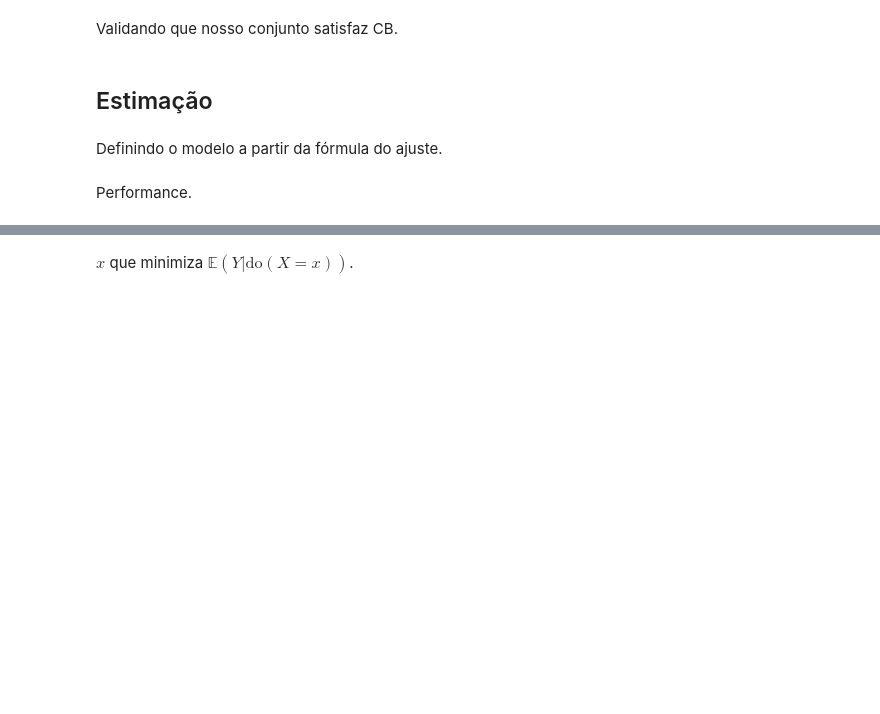
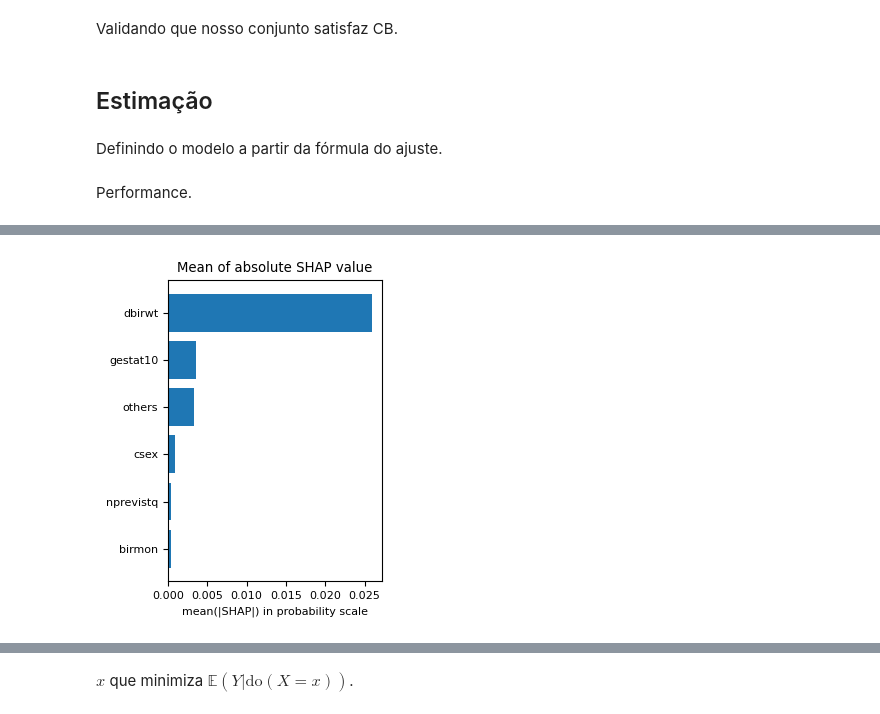
Before and after one commit to vitaliset/projetos-de-estudo, a Jupyter notebook: Causal Inference Exercises/tratamento_continuo.ipynb, the cells around one changed output, grey strips where cells are left out. Saved outputs shown, nothing was run; the diff lists cells and outputs as text; code cells hidden in the pictures; blank space fills up the shorter version.

```diff
--- a/Causal Inference Exercises/tratamento_continuo.ipynb
+++ b/Causal Inference Exercises/tratamento_continuo.ipynb
@@ -205,0 +222,38 @@ roc_auc_score(y_test, model.predict_proba(XZ_test)[:, 1])
+# %%
+from shap import TreeExplainer
+
+transformed_XZ_train = model.named_steps["columntransformer"].transform(XZ_train)
+explainer = TreeExplainer(model.named_steps["randomizedsearchcv"].best_estimator_, data=transformed_XZ_train, model_output='probability')
+
+transformed_XZ_test = model.named_steps["columntransformer"].transform(XZ_test)
+shap_values = explainer.shap_values(transformed_XZ_test)
+# %%
+columns_transform_order = list(map(lambda col: col.split("__")[1], transformed_XZ_test.columns))
+
+n_cols_top = 5
+assert n_cols_top < XZ_test.shape[1]
+
+df_imp = (
+    pd.DataFrame(
+        list(zip(columns_transform_order,
+                 np.abs(shap_values).mean(axis=0))),
+        columns=["cols", "shap_imp"],
+    )
+    .sort_values(by="shap_imp", ascending=False)
+    .assign(cols=lambda df_: df_.cols.head(n_cols_top).to_list() + ["others"] * (XZ_test.shape[1] - n_cols_top))
+    .groupby("cols")
+    .agg({"shap_imp": np.sum})
+    .reset_index()
+    .sort_values(by="shap_imp", ascending=False)
+)
+# %%
+fig, ax = plt.subplots(figsize=(3, 3.8))
+
+ax.barh(range(n_cols_top + 1), df_imp.shap_imp[::-1],
+       color="C0", align="center")
+ax.set_yticks(range(n_cols_top + 1), df_imp.cols[::-1])
+ax.set_title("Mean of absolute SHAP value")
+ax.set_xlabel("mean(|SHAP|) in probability scale")
+plt.tight_layout()
+# %% [output]
+[figure, added]
```
Also changed, not shown: parts of 17 cells of this notebook.
